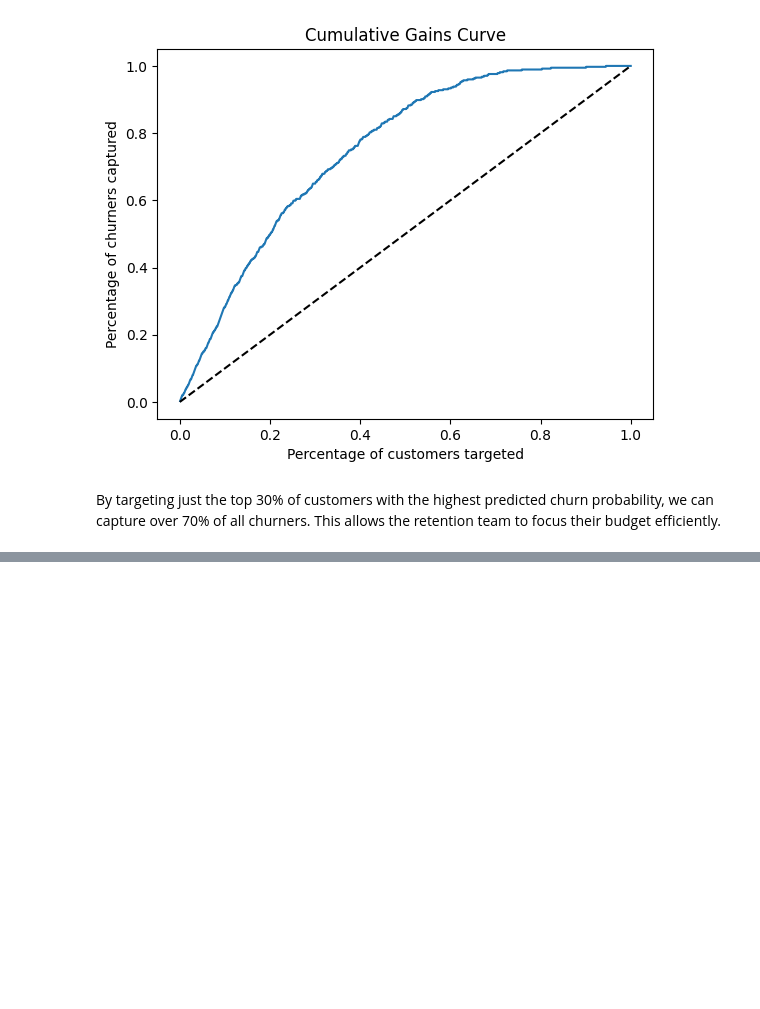
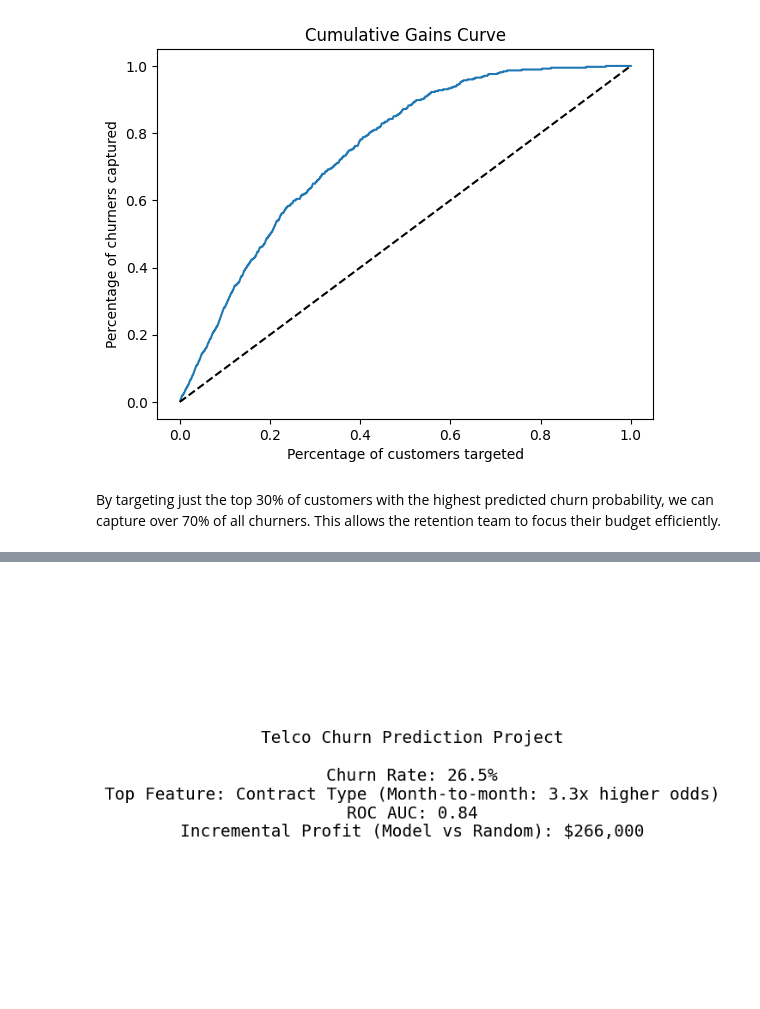
Before and after one commit to ayberkince/customer-churn-project, a Jupyter notebook: Churn_Prediction.ipynb, the cells around one changed output, grey strips where cells are left out. Saved outputs shown, nothing was run; the diff lists cells and outputs as text; code cells hidden in the pictures; blank space fills up the shorter version.

Commit message:
Project Summary

```diff
--- a/Churn_Prediction.ipynb
+++ b/Churn_Prediction.ipynb
@@ -277,0 +282,16 @@ print(f"Incremental profit: ${profit_model - profit_random:,.0f}")
+# %%
+# Create a summary infographic (optional)
+fig, ax = plt.subplots(figsize=(8, 6))
+ax.axis('off')
+text = (
+    "Telco Churn Prediction Project\n\n"
+    f"Churn Rate: {churn_rate:.1%}\n"
+    f"Top Feature: Contract Type (Month-to-month: {importance_df.iloc[0]['Odds Ratio']:.1f}x higher odds)\n"
+    f"ROC AUC: {roc_auc_score(y_test, y_pred_prob):.2f}\n"
+    f"Incremental Profit (Model vs Random): ${profit_model - profit_random:,.0f}"
+)
+ax.text(0.5, 0.5, text, transform=ax.transAxes, fontsize=14, ha='center', va='center', family='monospace')
+plt.savefig('executive_summary.png', dpi=150, bbox_inches='tight')
+plt.show()
+# %% [output]
+[figure, added]
```
Also changed, not shown: parts of 1 cell of this notebook, 1 other file.
